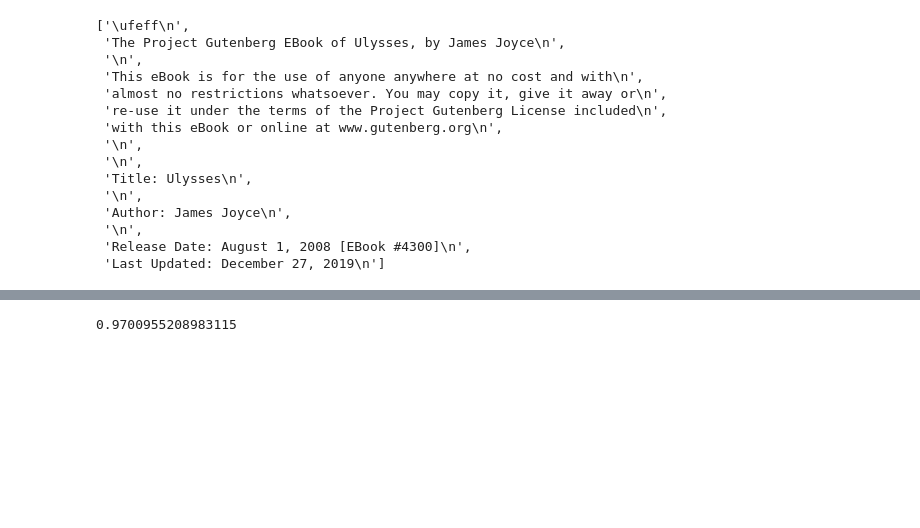
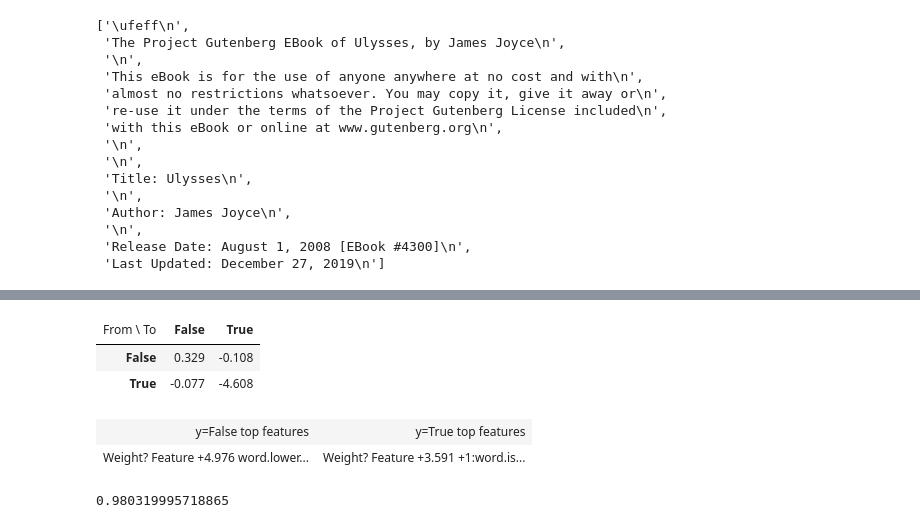
Before and after one commit to vseloved/prj-nlp-2020, a Jupyter notebook: students/LiudmylaSlava/06-language-as-sequence/run_on.ipynb, the cells around one changed output, grey strips where cells are left out. Cells and saved outputs as stored; diff of their text form; code cells hidden in the pictures; blank space fills up the shorter version.

```diff
--- a/students/LiudmylaSlava/06-language-as-sequence/run_on.ipynb
+++ b/students/LiudmylaSlava/06-language-as-sequence/run_on.ipynb
@@ -93,7 +112,7 @@ def label_p(text):
     return sent
 # %%
 dsent2 = [(decapitalize(x) if i % 4 == 1 else x) for i, x in enumerate(sent2)]
-dp2 = [depunctuate(x) for x in dsent2]
-lab2 = [label(x) for x in dp2]
+dp2 = [(depunctuate(x) if i%2==0 else x) for i, x in enumerate(dsent2)]
+lab2 = [(label(x) if i%2==0 else label_p(x)) for i, x in enumerate(dp2)]
 labeled_2 = [x+y for x,y in zip(*[iter(lab2)]*2)]
 # %%
@@ -125,13 +135,0 @@ def position(idx, range_len):
-# %%
-def sent2features(sent):
-    tokens = []
-    labels = []
-    positions = []
-    for i in range(len(sent)):
-        tokens.append(sent[i][0])
-        labels.append(sent[i][1])
-        positions.append(position(i, len(sent)))
-    text = ' '.join(tokens)
-    pos = [token.pos_ for token in nlp(text)]
-    res = list((zip(tokens, positions, pos)))
-    return res
@@ -137,0 +152,25 @@ def sent2features(sent):
+# %%
+def custom_tokenizer(nlp):
+    hyphen_re = re.compile(r'[A-Za-z\d]+-[A-Za-z\d]+')
+
+    prefixes = list(nlp.Defaults.prefixes)
+    prefixes.remove('"')
+    prefix_re = spacy.util.compile_prefix_regex(prefixes)
+    infix_re = spacy.util.compile_infix_regex(nlp.Defaults.infixes)
+    suffixes = list(nlp.Defaults.suffixes)
+    suffixes.remove('"')
+    suffix_re = spacy.util.compile_suffix_regex(suffixes)
+
+    return Tokenizer(nlp.vocab, rules=TOKENIZER_EXCEPTIONS, prefix_search=prefix_re.search, infix_finditer=infix_re.finditer,
+                         suffix_search=suffix_re.search, token_match=hyphen_re.match)
+
+nlp.tokenizer = custom_tokenizer(nlp)
+contracted_verbs = ['’m','’re','’s','’t','’ve','’d','’ll','n’t',"'m","'re","'s","'t","'ve","'d","'ll","n't"]
+def sent2features(sent):
+    tokens = []
+    for i in range(len(sent)):
+        tokens.append(sent[i][0])
+    text = ''.join([('' if c in contracted_verbs else ' ')+c for c in tokens]).strip()
+    doc = nlp(text)
+    res = [(token.text, token.pos_, token.dep_, token.head.text, token.head.pos_, doc.get_lca_matrix()[i], token.n_lefts, token.n_rights) for i, token in enumerate(doc)]
+    return res
@@ -265,9 +386,18 @@ labels = list(crf.classes_)
+# %%
+eli5.show_weights(crf, top=30)
+# %% [output]
+| From \ To | False | True |
+| False | 0.329 | -0.108 |
+| True | -0.077 | -4.608 |
+| y=False top features | y=True top features |
+| Weight? Feature +4.976 word.lower... | Weight? Feature +3.591 +1:word.is... |
 # %%
+labels = list(crf.classes_)
 y_pred = crf.predict(X_test)
 metrics.flat_f1_score(y_test, y_pred,
                       average='weighted', labels=labels)
 # %% [output]
-0.9700955208983115
+0.980319995718865
 # %%
 print(metrics.flat_classification_report(
     y_test, y_pred, labels=labels, digits=3
```
Also changed, not shown: parts of 60 cells of this notebook.
